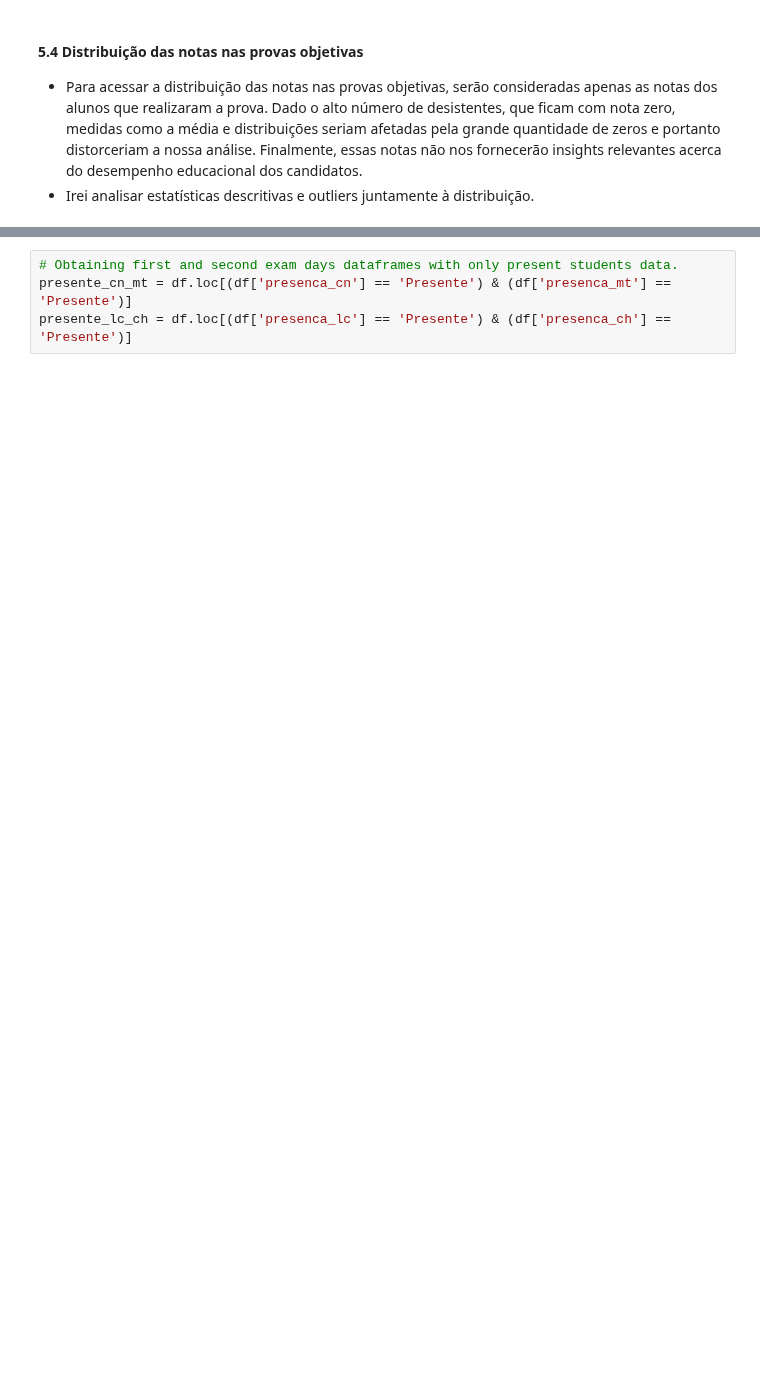
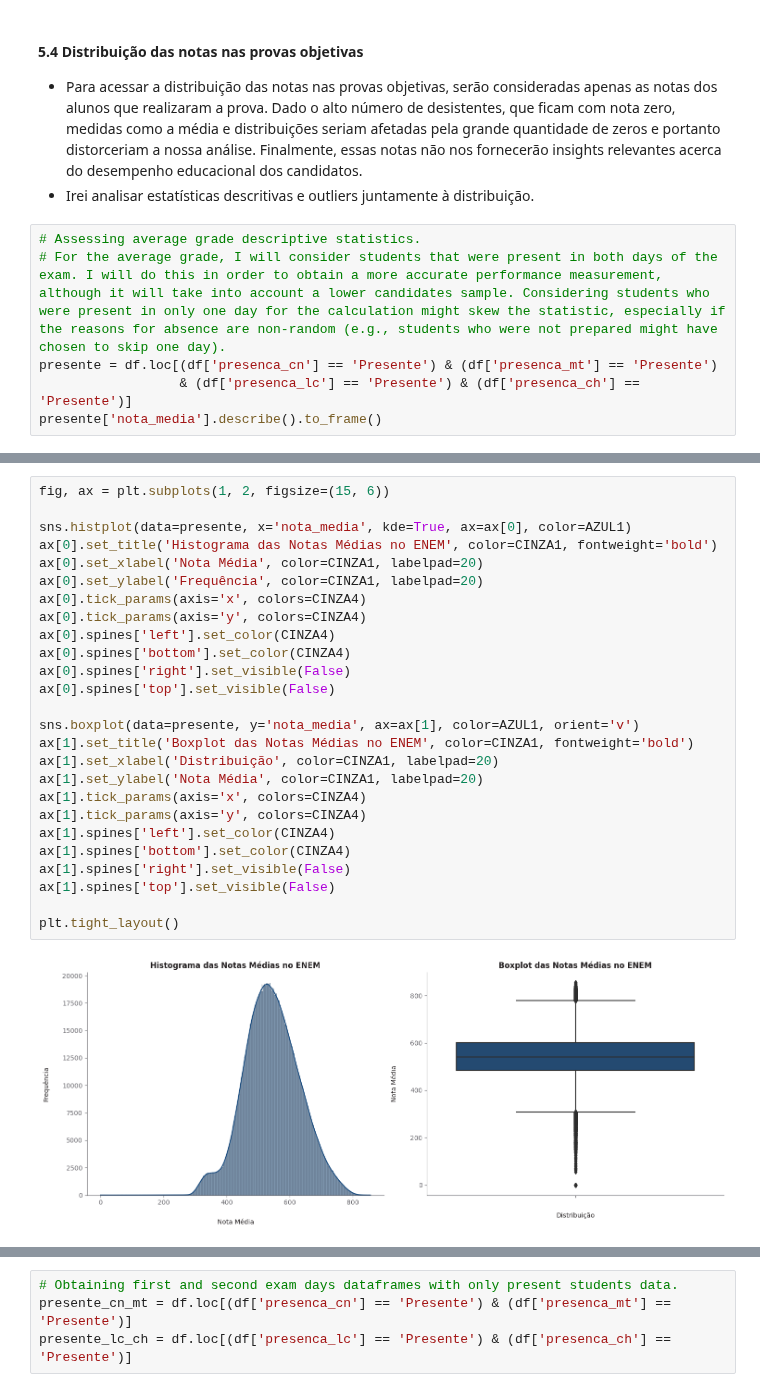
Before and after one commit to allmeidaapedro/Enem-Analysis, a Jupyter notebook: eda.ipynb, the cells around one changed output, grey strips where cells are left out. Drawn from its saved outputs; the diff is of its cells as text; blank space fills up the shorter version.

```diff
--- a/eda.ipynb
+++ b/eda.ipynb
@@ -774,3 +744,9 @@ plt.show()
 #### 5.4 Distribuição das notas nas provas objetivas
 - Para acessar a distribuição das notas nas provas objetivas, serão consideradas apenas as notas dos alunos que realizaram a prova. Dado o alto número de desistentes, que ficam com nota zero, medidas como a média e distribuições seriam afetadas pela grande quantidade de zeros e portanto distorceriam a nossa análise. Finalmente, essas notas não nos fornecerão insights relevantes acerca do desempenho educacional dos candidatos.
 - Irei analisar estatísticas descritivas e outliers juntamente à distribuição.
+# %%
+# Assessing average grade descriptive statistics.
+# For the average grade, I will consider students that were present in both days of the exam. I will do this in order to obtain a more accurate performance measurement, although it will take into account a lower candidates sample. Considering students who were present in only one day for the calculation might skew the statistic, especially if the reasons for absence are non-random (e.g., students who were not prepared might have chosen to skip one day).
+presente = df.loc[(df['presenca_cn'] == 'Presente') & (df['presenca_mt'] == 'Presente')
+                  & (df['presenca_lc'] == 'Presente') & (df['presenca_ch'] == 'Presente')]
+presente['nota_media'].describe().to_frame()
@@ -776,0 +763,28 @@ plt.show()
+# %%
+fig, ax = plt.subplots(1, 2, figsize=(15, 6))
+
+sns.histplot(data=presente, x='nota_media', kde=True, ax=ax[0], color=AZUL1)
+ax[0].set_title('Histograma das Notas Médias no ENEM', color=CINZA1, fontweight='bold')
+ax[0].set_xlabel('Nota Média', color=CINZA1, labelpad=20)
+ax[0].set_ylabel('Frequência', color=CINZA1, labelpad=20)
+ax[0].tick_params(axis='x', colors=CINZA4)
+ax[0].tick_params(axis='y', colors=CINZA4)
+ax[0].spines['left'].set_color(CINZA4)
+ax[0].spines['bottom'].set_color(CINZA4)
+ax[0].spines['right'].set_visible(False)
+ax[0].spines['top'].set_visible(False)
+
+sns.boxplot(data=presente, y='nota_media', ax=ax[1], color=AZUL1, orient='v')
+ax[1].set_title('Boxplot das Notas Médias no ENEM', color=CINZA1, fontweight='bold')
+ax[1].set_xlabel('Distribuição', color=CINZA1, labelpad=20)
+ax[1].set_ylabel('Nota Média', color=CINZA1, labelpad=20)
+ax[1].tick_params(axis='x', colors=CINZA4)
+ax[1].tick_params(axis='y', colors=CINZA4)
+ax[1].spines['left'].set_color(CINZA4)
+ax[1].spines['bottom'].set_color(CINZA4)
+ax[1].spines['right'].set_visible(False)
+ax[1].spines['top'].set_visible(False)
+
+plt.tight_layout()
+# %% [output]
+[figure, added]
```
Also changed, not shown: parts of 19 cells of this notebook.
